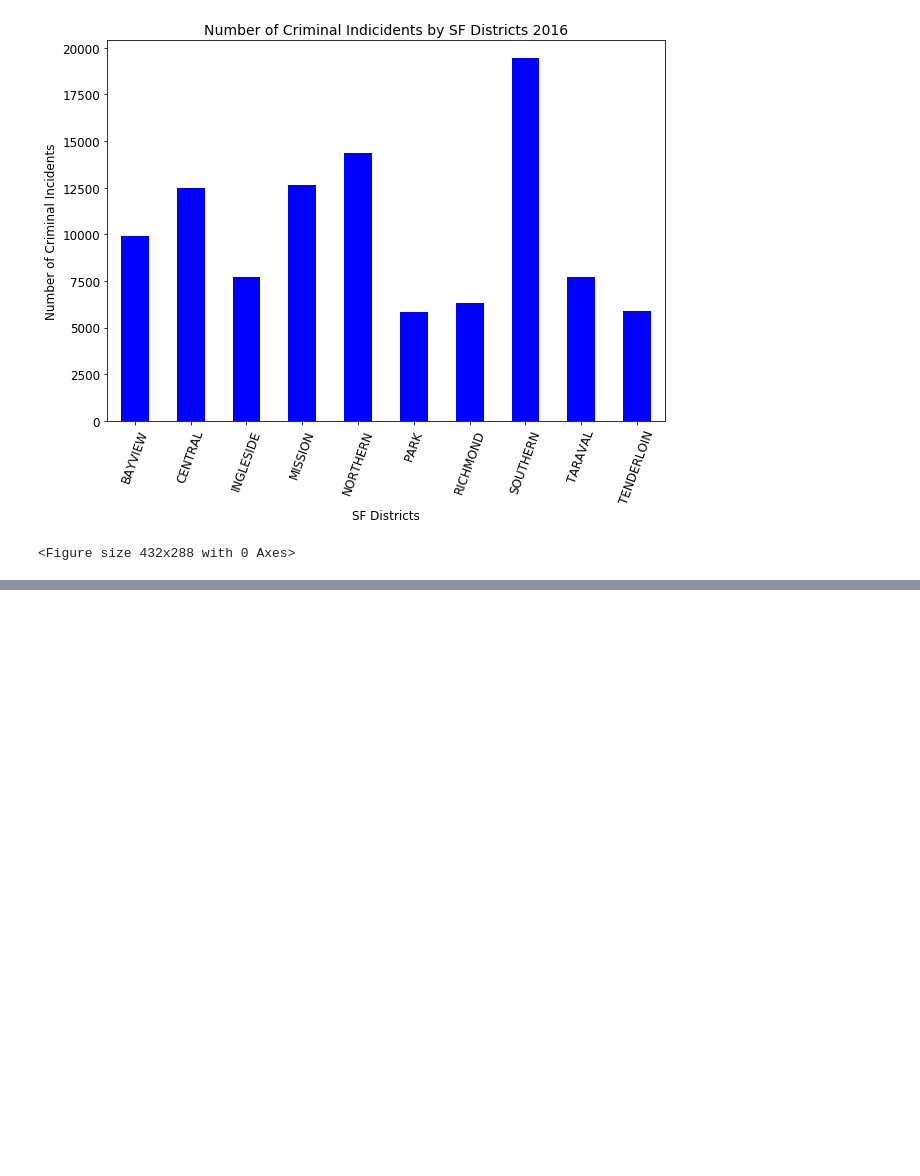
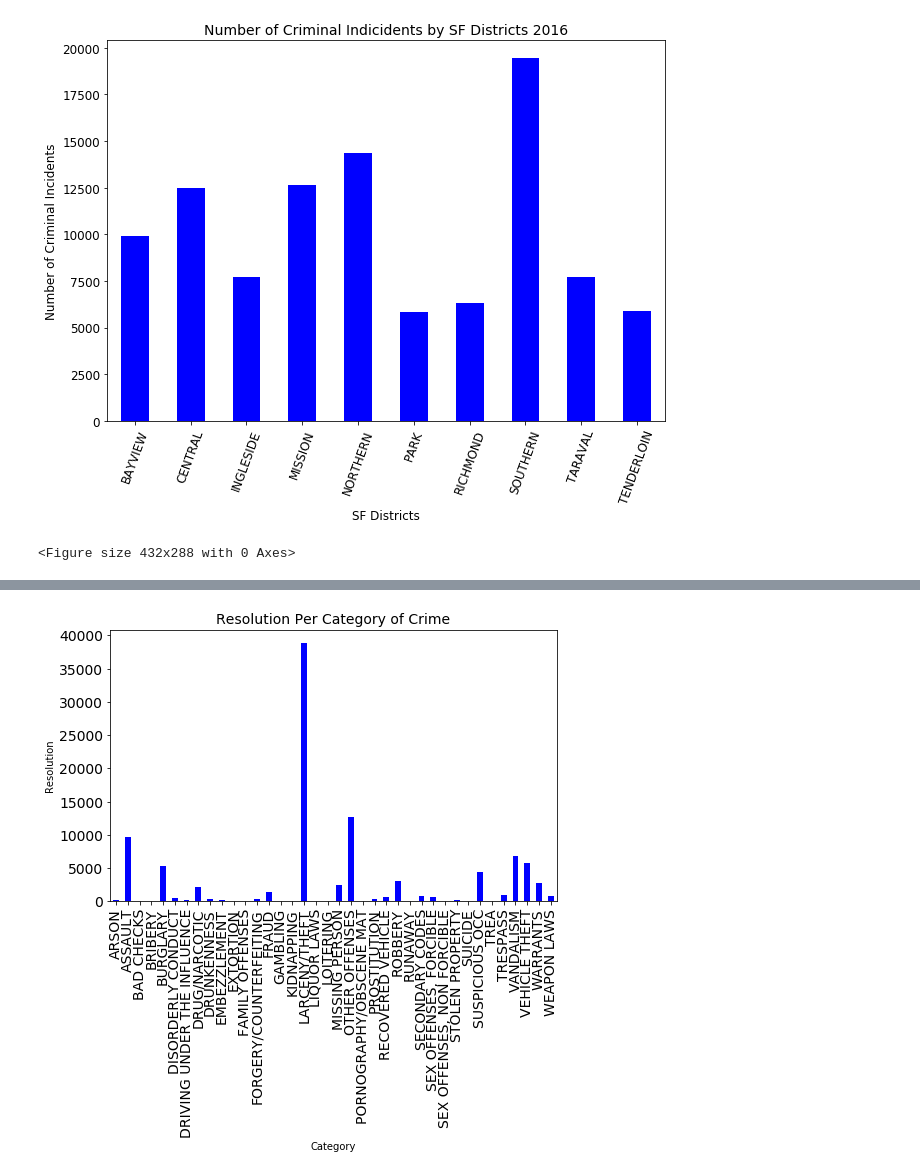
Before and after one commit to michellegillis/SFPD_Crime_Stats_Project, a Jupyter notebook: sf_crime_incident_number.ipynb, the cells around one changed output, grey strips where cells are left out. Drawn from its saved outputs; the diff is of its cells as text; code cells hidden in the pictures; blank space fills up the shorter version.

```diff
--- a/sf_crime_incident_number.ipynb
+++ b/sf_crime_incident_number.ipynb
@@ -173,0 +185,14 @@ sfpd_incnum.groupby(['Category','Resolution']).size().reset_index(name='count').
+# %%
+
+resolution_per_crime = sfpd_incnum.groupby(["Category"]).count()["Resolution"]
+
+plot_pandas = pd.DataFrame(resolution_per_crime)
+
+plot_pandas = resolution_per_crime.plot.bar(figsize=(8,5), color='b',fontsize = 14)
+resolution_per_crime
+
+plt.xlabel("Category",fontsize = 10),plt.ylabel("Resolution",fontsize = 10),plt.title("Resolution Per Category of Crime",fontsize = 14)
+plt.savefig('bar_plot1')
+plt.show()
+# %% [output]
+[figure, added]
```
Also changed, not shown: parts of 10 cells of this notebook, 1 other file.
